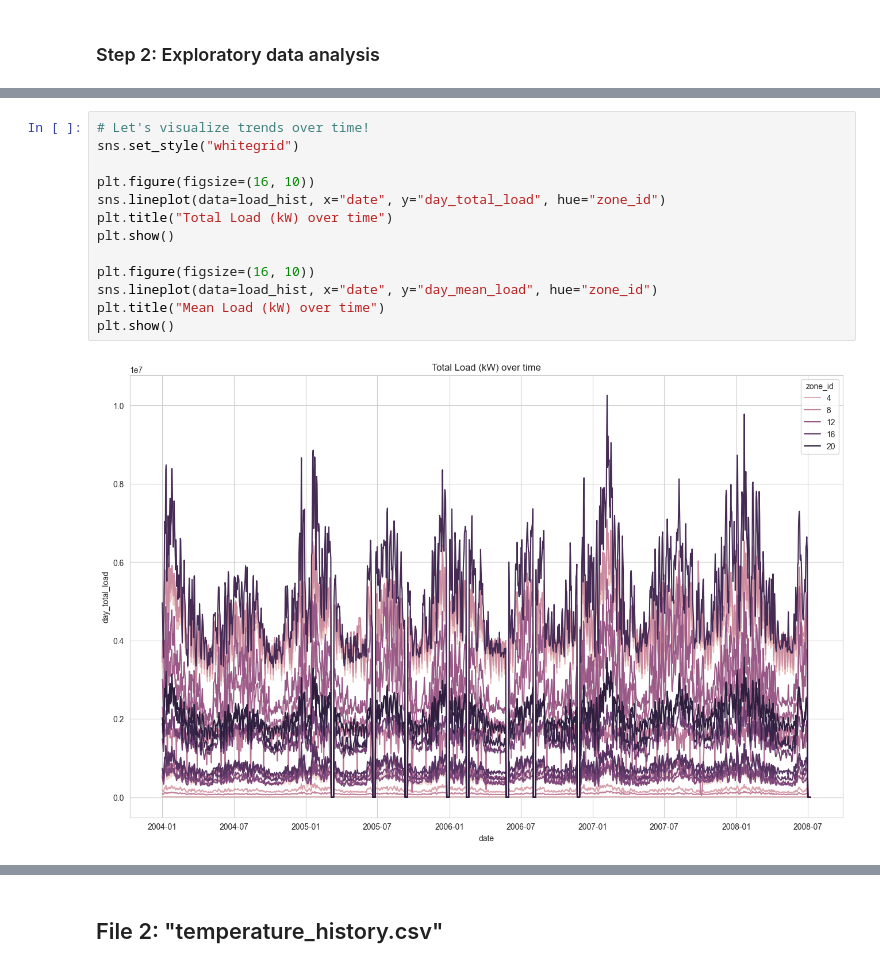
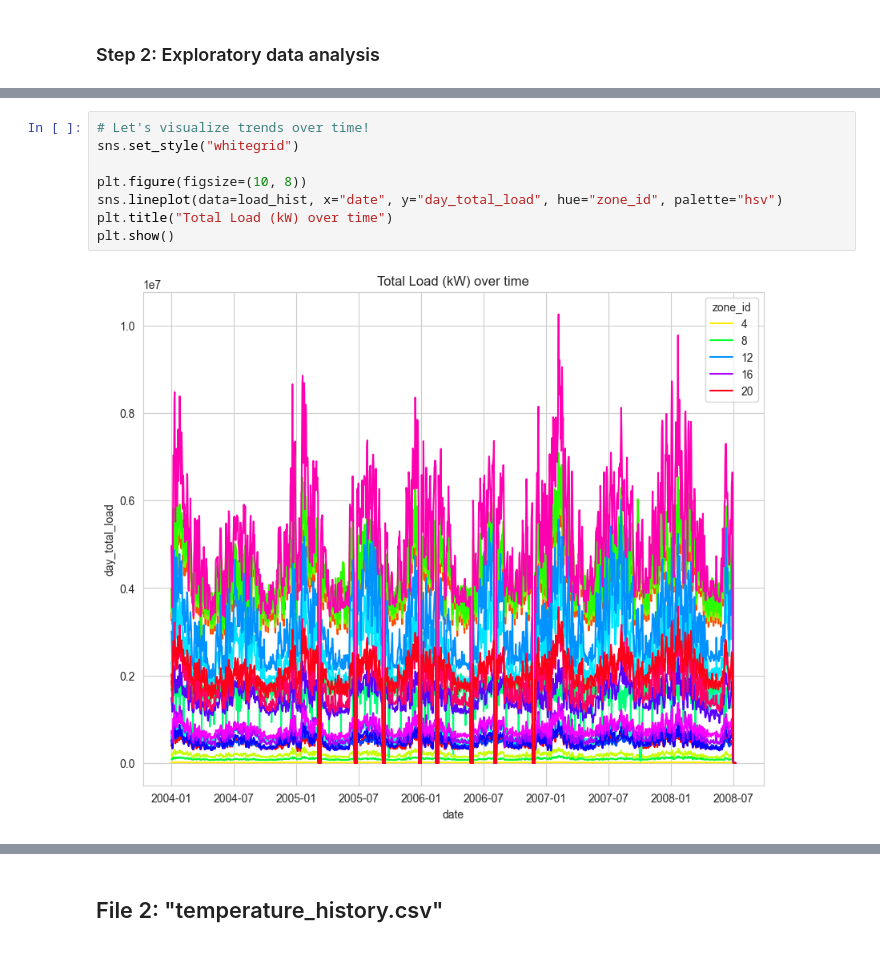
Before and after one commit to pavander7/415-final-project, a Jupyter notebook: data_exploration.ipynb, the cells around one changed output, grey strips where cells are left out. Cells and saved outputs as stored; diff of their text form.

Commit message:
more data connecting stuff

```diff
--- a/data_exploration.ipynb
+++ b/data_exploration.ipynb
@@ -190,15 +183,10 @@ plt.show()
 # %%
 # Let's visualize trends over time!
 sns.set_style("whitegrid")
 
-plt.figure(figsize=(16, 10))
-sns.lineplot(data=load_hist, x="date", y="day_total_load", hue="zone_id")
+plt.figure(figsize=(10, 8))
+sns.lineplot(data=load_hist, x="date", y="day_total_load", hue="zone_id", palette="hsv")
 plt.title("Total Load (kW) over time")
 plt.show()
-
-plt.figure(figsize=(16, 10))
-sns.lineplot(data=load_hist, x="date", y="day_mean_load", hue="zone_id")
-plt.title("Mean Load (kW) over time")
-plt.show()
 # %% [output]
-[figure, old version]
+[figure, new version]
```
Also changed, not shown: parts of 9 cells of this notebook.
